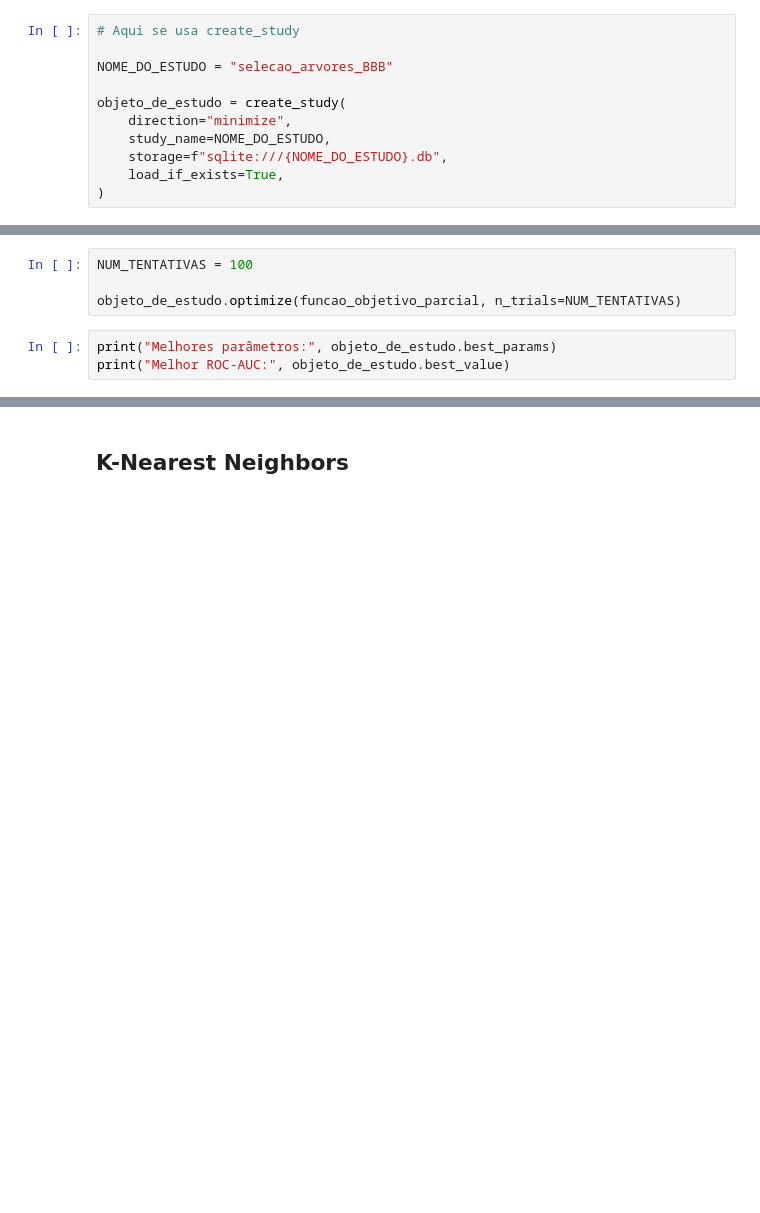
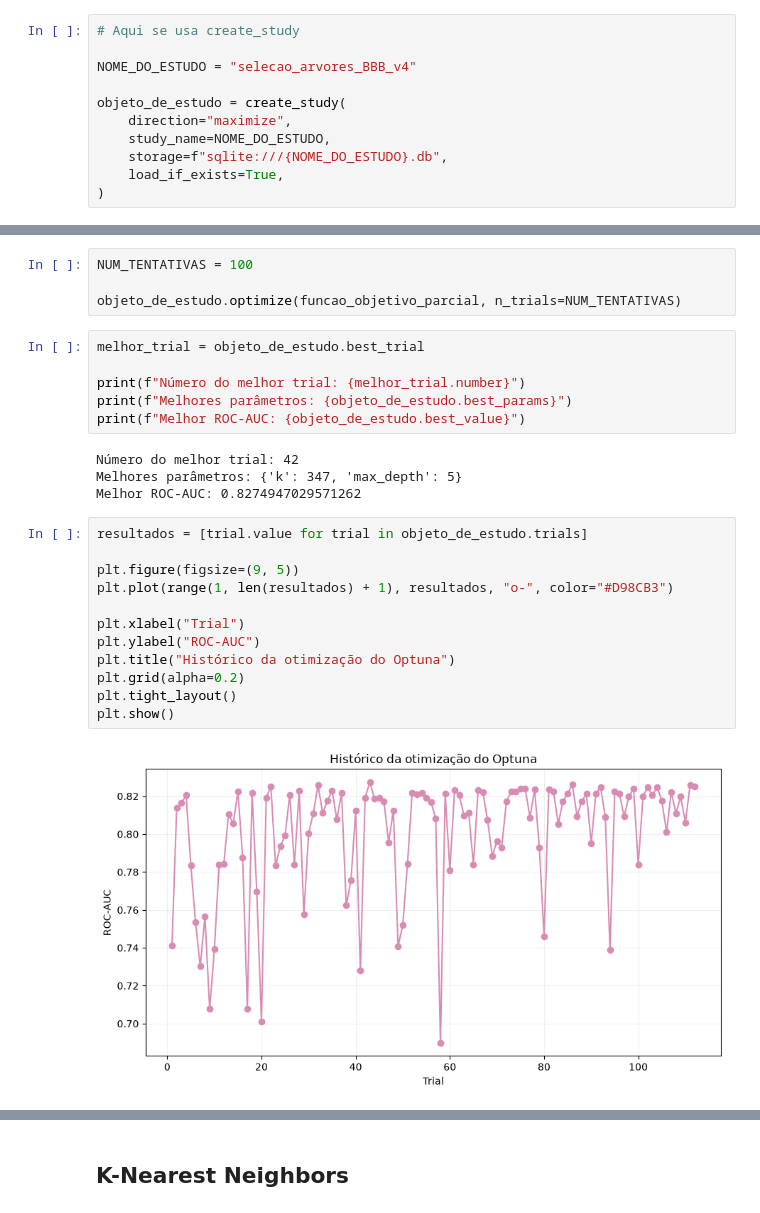
Before and after one commit to Maria-Clara-CosFerreira/brain-permeability-prediction, a Jupyter notebook: Trabalho-Final.ipynb, the cells around one changed output, grey strips where cells are left out. Saved outputs shown, nothing was run; the diff lists cells and outputs as text; blank space fills up the shorter version.

Commit message:
Resultados novos da seleção de atributos

```diff
--- a/Trabalho-Final.ipynb
+++ b/Trabalho-Final.ipynb
@@ -303,10 +298,10 @@ def funcao_objetivo(trial, X, y):
 # %%
 # Aqui se usa create_study
 
-NOME_DO_ESTUDO = "selecao_arvores_BBB"
+NOME_DO_ESTUDO = "selecao_arvores_BBB_v4"
 
 objeto_de_estudo = create_study(
-    direction="minimize",
+    direction="maximize",
     study_name=NOME_DO_ESTUDO,
     storage=f"sqlite:///{NOME_DO_ESTUDO}.db",
     load_if_exists=True,
@@ -322,8 +317,29 @@ NUM_TENTATIVAS = 100
 
 objeto_de_estudo.optimize(funcao_objetivo_parcial, n_trials=NUM_TENTATIVAS)
 # %%
-print("Melhores parâmetros:", objeto_de_estudo.best_params)
-print("Melhor ROC-AUC:", objeto_de_estudo.best_value)
+melhor_trial = objeto_de_estudo.best_trial
+
+print(f"Número do melhor trial: {melhor_trial.number}")
+print(f"Melhores parâmetros: {objeto_de_estudo.best_params}")
+print(f"Melhor ROC-AUC: {objeto_de_estudo.best_value}")
+# %% [output]
+Número do melhor trial: 42
+Melhores parâmetros: {'k': 347, 'max_depth': 5}
+Melhor ROC-AUC: 0.8274947029571262
+# %%
+resultados = [trial.value for trial in objeto_de_estudo.trials]
+
+plt.figure(figsize=(9, 5))
+plt.plot(range(1, len(resultados) + 1), resultados, "o-", color="#D98CB3")
+
+plt.xlabel("Trial")
+plt.ylabel("ROC-AUC")
+plt.title("Histórico da otimização do Optuna")
+plt.grid(alpha=0.2)
+plt.tight_layout()
+plt.show()
+# %% [output]
+[figure, added]
 # %%
 melhor_modelo = cria_instancia_extratree(
     optuna.trial.FixedTrial(objeto_de_estudo.best_params)
```
Also changed, not shown: parts of 12 cells of this notebook.
